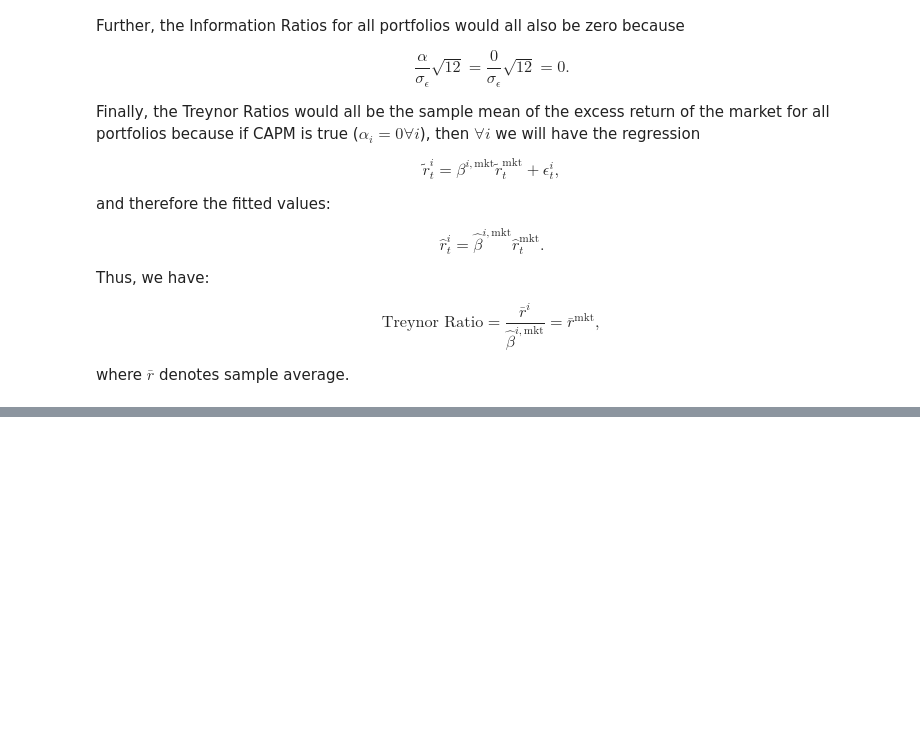
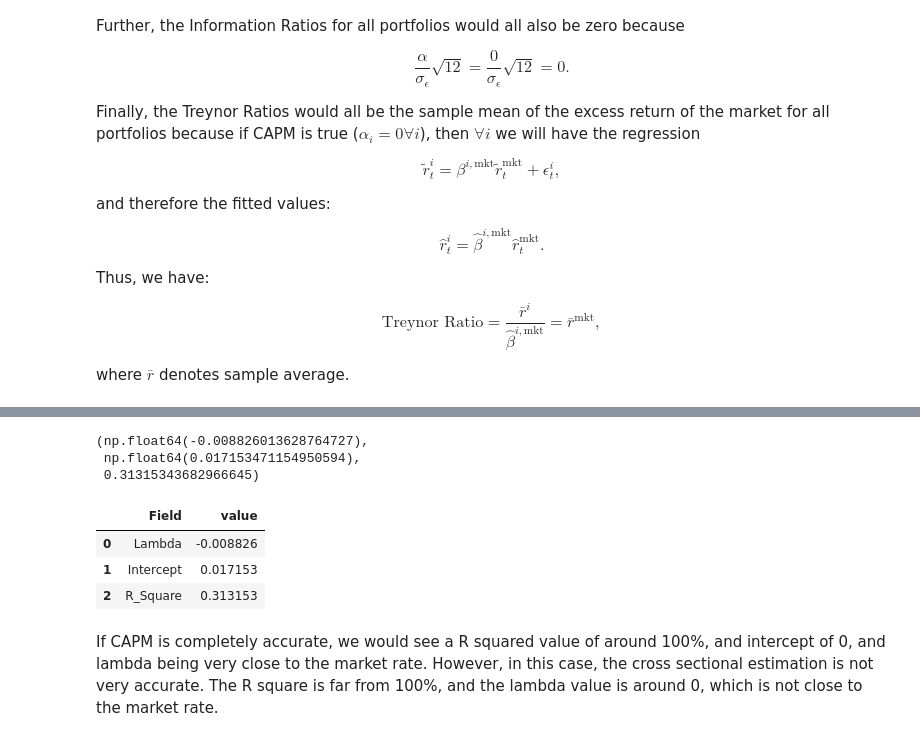
Before and after one commit to kebo1234/Portfolio-HW-Group-B-12, a Jupyter notebook: HW4/HW4.ipynb, the cells around one changed output, grey strips where cells are left out. Saved outputs shown, nothing was run; the diff lists cells and outputs as text; code cells hidden in the pictures; blank space fills up the shorter version.

```diff
--- a/HW4/HW4.ipynb
+++ b/HW4/HW4.ipynb
@@ -507,0 +522,30 @@ where $\bar{r}$ denotes sample average.
+# %%
+mean_excess_return = xr.mean(axis=0)
+mean_excess_return.name = "mean_excess_return"
+mean_excess_return = pd.DataFrame(mean_excess_return)
+mean_excess_return
+
+cross_section_model = LinearRegression()
+
+cross_section_model.fit(X=capm[["Beta"]], y=mean_excess_return[["mean_excess_return"]])
+
+lam = cross_section_model.coef_[0][0]
+intercept = cross_section_model.intercept_[0]
+
+r_square = cross_section_model.score(capm[["Beta"]], mean_excess_return[["mean_excess_return"]])
+
+lam, intercept, r_square
+# %% [output]
+(np.float64(-0.008826013628764727),
+ np.float64(0.017153471154950594),
+ 0.31315343682966645)
+# %%
+cross_section_result = pd.DataFrame([{"Field": "Lambda", "value": lam}, {"Field": "Intercept", "value": intercept}, {"Field" : "R_Square", "value": r_square}])
+cross_section_result
+# %% [output]
+|  | Field | value |
+| 0 | Lambda | -0.008826 |
+| 1 | Intercept | 0.017153 |
+| 2 | R_Square | 0.313153 |
+# %% [markdown]
+If CAPM is completely accurate, we would see a R squared value of around 100%, and intercept of 0, and lambda being very close to the market rate. However, in this case, the cross sectional estimation is not very accurate. The R square is far from 100%, and the lambda value is around 0, which is not close to the market rate.
```
Also changed, not shown: parts of 6 cells of this notebook, 1 other file.
